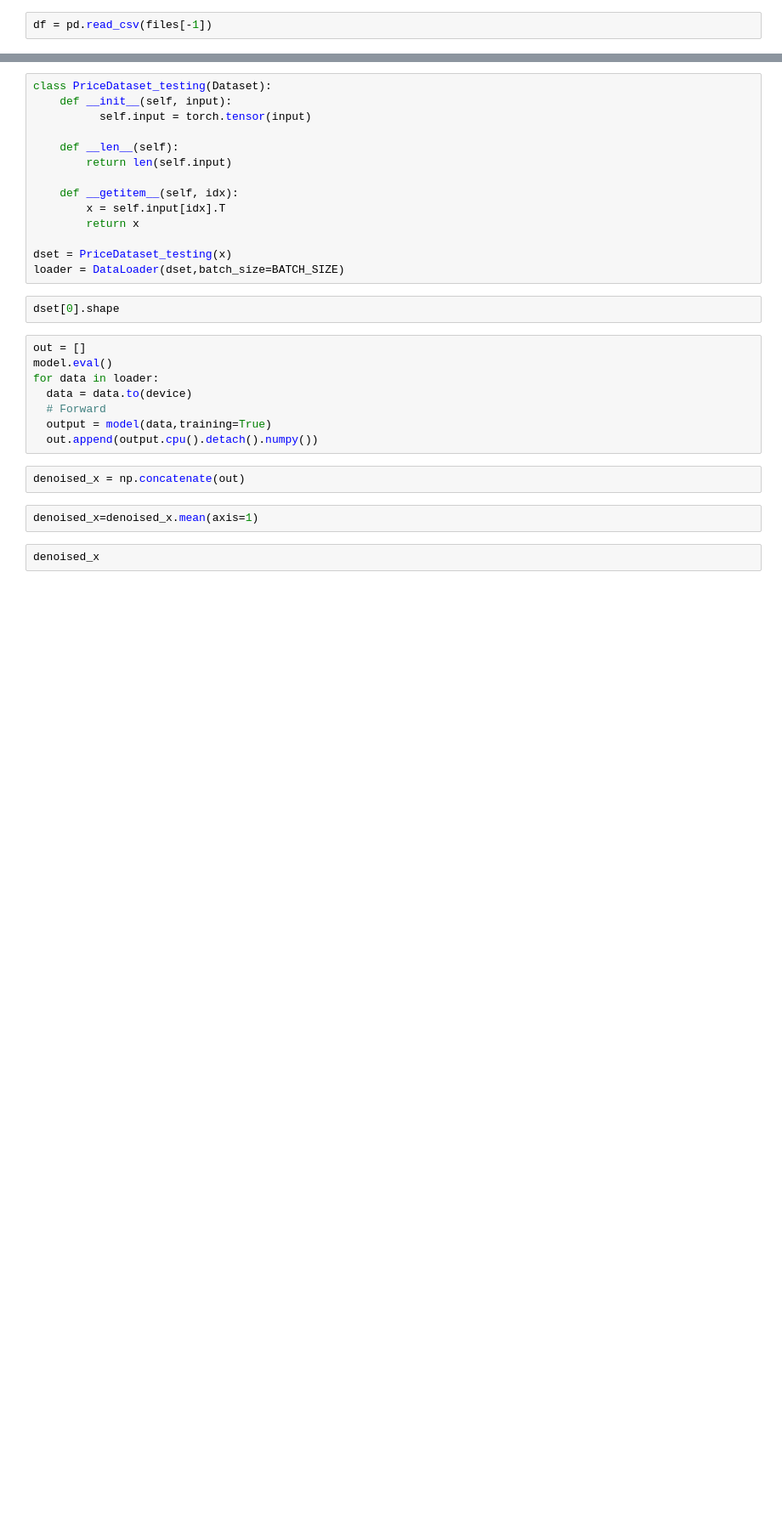
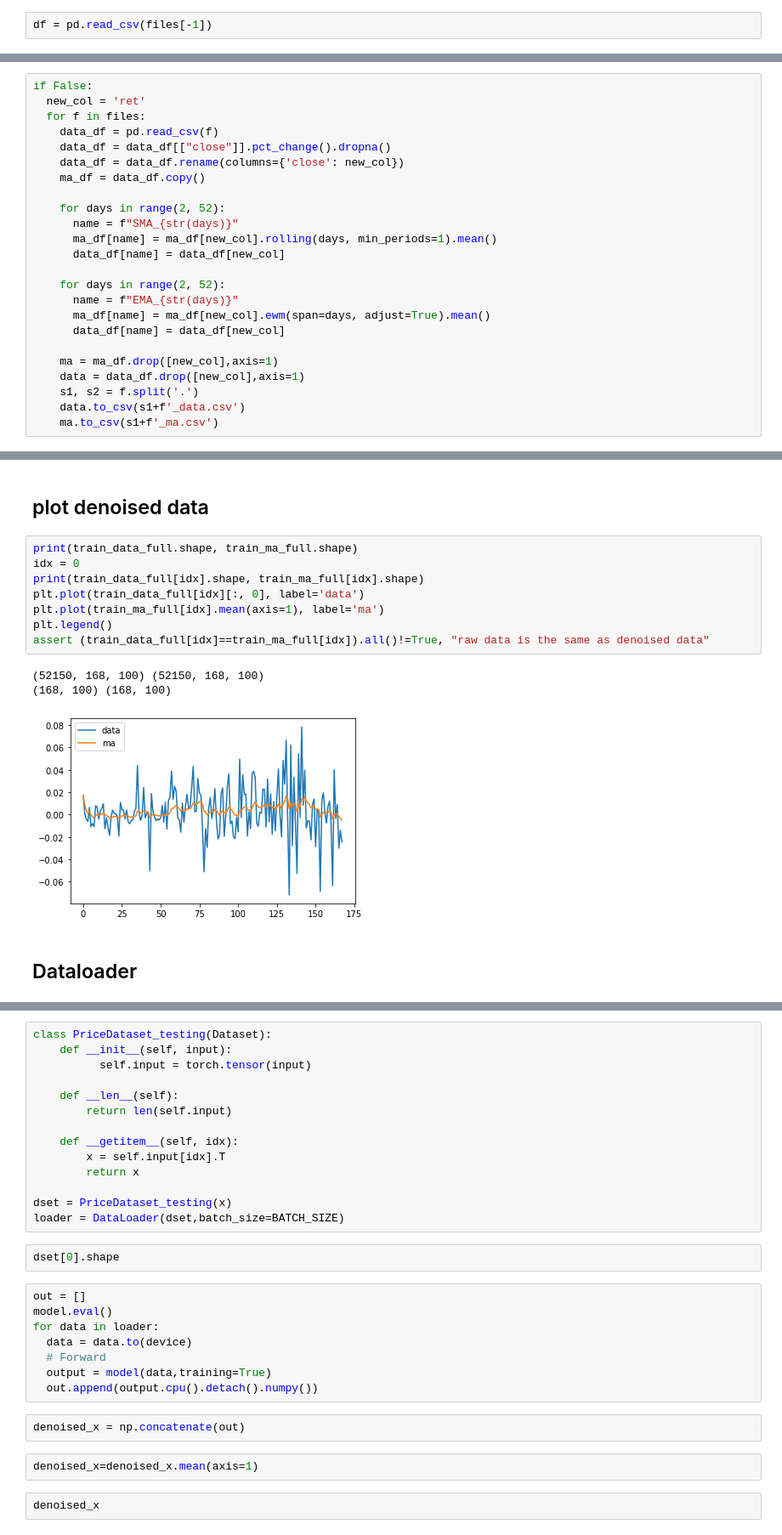
Before and after one commit to tclau/FYP, a Jupyter notebook: autoencoder_fyp.ipynb, the cells around one changed output, grey strips where cells are left out. Shown: that part at 85% size. Drawn from its saved outputs; the diff is of its cells as text; blank space fills up the shorter version.

```diff
--- a/autoencoder_fyp.ipynb
+++ b/autoencoder_fyp.ipynb
@@ -39,0 +40,24 @@ df["close"].pct_change().max()
+# %%
+if False:
+  new_col = 'ret'
+  for f in files:
+    data_df = pd.read_csv(f)
+    data_df = data_df[["close"]].pct_change().dropna()
+    data_df = data_df.rename(columns={'close': new_col})
+    ma_df = data_df.copy()
+
+    for days in range(2, 52):
+      name = f"SMA_{str(days)}"
+      ma_df[name] = ma_df[new_col].rolling(days, min_periods=1).mean()
+      data_df[name] = data_df[new_col]
+
+    for days in range(2, 52):
+      name = f"EMA_{str(days)}"
+      ma_df[name] = ma_df[new_col].ewm(span=days, adjust=True).mean()
+      data_df[name] = data_df[new_col]
+
+    ma = ma_df.drop([new_col],axis=1)
+    data = data_df.drop([new_col],axis=1)
+    s1, s2 = f.split('.')
+    data.to_csv(s1+f'_data.csv')
+    ma.to_csv(s1+f'_ma.csv')
@@ -106,2 +164,18 @@ test_ma_full=np.concatenate(test_ma_full,axis=0)
+# %% [markdown]
+## plot denoised data
+# %%
+print(train_data_full.shape, train_ma_full.shape)
+idx = 0
+print(train_data_full[idx].shape, train_ma_full[idx].shape)
+plt.plot(train_data_full[idx][:, 0], label='data')
+plt.plot(train_ma_full[idx].mean(axis=1), label='ma')
+plt.legend()
+assert (train_data_full[idx]==train_ma_full[idx]).all()!=True, "raw data is the same as denoised data"
+# %% [output]
+(52150, 168, 100) (52150, 168, 100)
+(168, 100) (168, 100)
+[figure, added]
+# %% [markdown]
+## Dataloader
 # %%
 class PriceDataset(Dataset):
```
Also changed, not shown: parts of 35 cells of this notebook.
